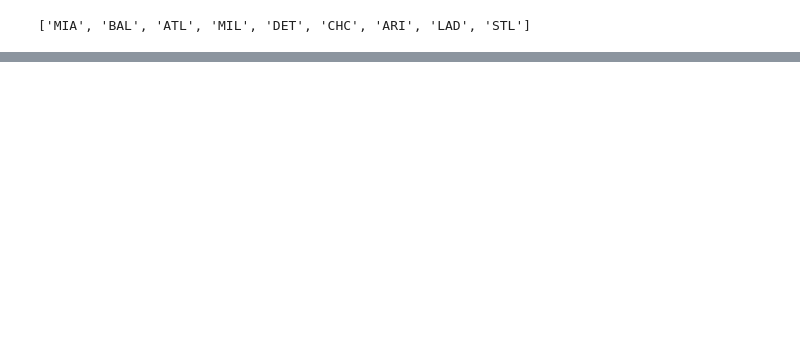
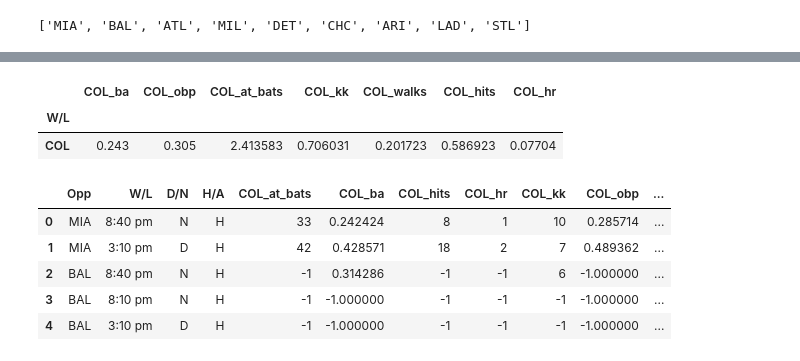
Before and after one commit to cassydm/rockies_moneyball_part-deux, a Jupyter notebook: Project 2/Cassy_ML.ipynb, the cells around one changed output, grey strips where cells are left out. Cells and saved outputs as stored; diff of their text form; code cells hidden in the pictures; blank space fills up the shorter version.

```diff
--- a/Project 2/Cassy_ML.ipynb
+++ b/Project 2/Cassy_ML.ipynb
@@ -288,0 +291,36 @@ avg_df.head()
+# %%
+#Pulling out COL info:
+Rockies_df = avg_df[avg_df["Opp"] == "COL"]
+Rockies_df=Rockies_df.rename({"Opp_at_bats":"COL_at_bats",
+                              "Opp_ba":"COL_ba",
+                              "Opp_hits":"COL_hits",
+                              "OPP_HR_Column":"COL_hr",
+                              "OPP_kk":"COL_kk",
+                              "Opp_obp":"COL_obp",
+                              "Opp_walks":"COL_walks",
+                              "Opp":"W/L"
+                              },
+                              axis=1)
+Rockies_df.set_index("W/L",inplace=True)
+Rockies_df
+# %% [output]
+|  | COL_ba | COL_obp | COL_at_bats | COL_kk | COL_walks | COL_hits | COL_hr |
+| W/L |  |  |  |  |  |  |  |
+| COL | 0.243 | 0.305 | 2.413583 | 0.706031 | 0.201723 | 0.586923 | 0.07704 |
+# %%
+#Bringing in the opp averages
+# Set index to update
+unplayed_df.set_index("Opp", inplace=True)
+avg_df.set_index("Opp", inplace=True)
+
+# Use the update method to overwrite the matching columns
+unplayed_df.update(avg_df)
+unplayed_df.reset_index(inplace=True)
+unplayed_df.head()
+# %% [output]
+|  | Opp | W/L | D/N | H/A | COL_at_bats | COL_ba | COL_hits | COL_hr | COL_kk | COL_obp | ... |
+| 0 | MIA | 8:40 pm | N | H | 33 | 0.242424 | 8 | 1 | 10 | 0.285714 | ... |
+| 1 | MIA | 3:10 pm | D | H | 42 | 0.428571 | 18 | 2 | 7 | 0.489362 | ... |
+| 2 | BAL | 8:40 pm | N | H | -1 | 0.314286 | -1 | -1 | 6 | -1.000000 | ... |
+| 3 | BAL | 8:10 pm | N | H | -1 | -1.000000 | -1 | -1 | -1 | -1.000000 | ... |
+| 4 | BAL | 3:10 pm | D | H | -1 | -1.000000 | -1 | -1 | -1 | -1.000000 | ... |
```
Also changed, not shown: parts of 15 cells of this notebook.
